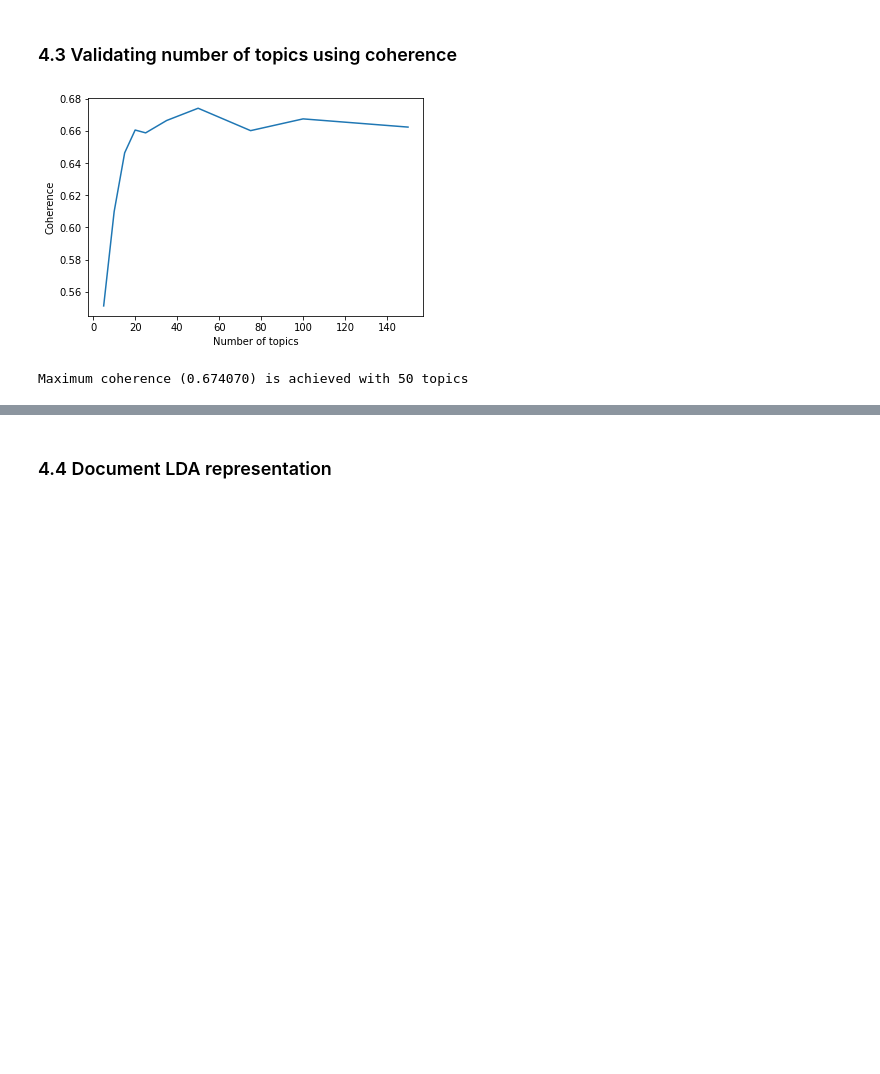
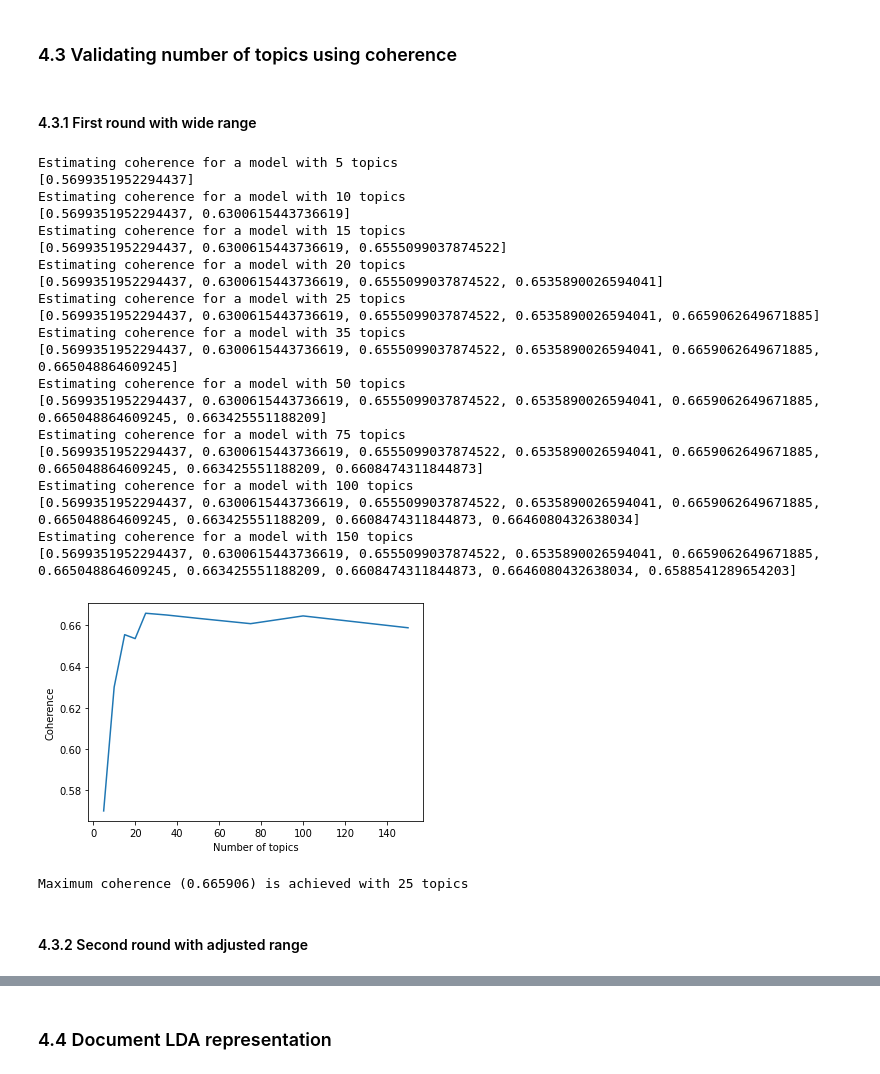
Before and after one commit to celiaromero/mythesis, a Jupyter notebook: topic_modeling.ipynb, the cells around one changed output, grey strips where cells are left out. Cells and saved outputs as stored; diff of their text form; code cells hidden in the pictures; blank space fills up the shorter version.

```diff
--- a/topic_modeling.ipynb
+++ b/topic_modeling.ipynb
@@ -418,35 +451,49 @@ tc = [0.5511522052483604, 0.6098384918306561, 0.6463367284101853, 0.660522299460
+# %% [markdown]
+#### 4.3.1 First round with wide range
 # %%
-#n_topics = [5, 10, 15, 20, 25, 35, 50, 75, 100, 150]
-n_topics = [75, 100, 150]
+n_topics = [5, 10, 15, 20, 25, 35, 50, 75, 100, 150]
 
-#tc = []
+tc = []
 for ntpc in n_topics:
     print('Estimating coherence for a model with', ntpc, 'topics')
     lda_ntpc = LdaMallet(mallet_path, corpus=mycorpus_bow, num_topics=ntpc, id2word=D, alpha=5, iterations=250)
     ldagensim = malletmodel2ldamodel(lda_ntpc)
     tc.append(CoherenceModel(ldagensim, texts=mycorpus, dictionary=D, coherence='c_v').get_coherence())
     print(tc)
 
 plt.plot(n_topics, tc)
 plt.xlabel('Number of topics')
 plt.ylabel('Coherence')
 plt.show()
 
 print('Maximum coherence (%f) is achieved with %d topics' % (max(tc),n_topics[tc.index(max(tc))]))
+# %% [output]
+Estimating coherence for a model with 5 topics
+[0.5699351952294437]
+Estimating coherence for a model with 10 topics
+[0.5699351952294437, 0.6300615443736619]
+Estimating coherence for a model with 15 topics
+[0.5699351952294437, 0.6300615443736619, 0.6555099037874522]
+Estimating coherence for a model with 20 topics
+[0.5699351952294437, 0.6300615443736619, 0.6555099037874522, 0.6535890026594041]
+Estimating coherence for a model with 25 topics
+[0.5699351952294437, 0.6300615443736619, 0.6555099037874522, 0.6535890026594041, 0.6659062649671885]
+Estimating coherence for a model with 35 topics
+[0.5699351952294437, 0.6300615443736619, 0.6555099037874522, 0.6535890026594041, 0.6659062649671885, 0.665048864609245]
+Estimating coherence for a model with 50 topics
+[0.5699351952294437, 0.6300615443736619, 0.6555099037874522, 0.6535890026594041, 0.6659062649671885, 0.665048864609245, 0.663425551188209]
+Estimating coherence for a model with 75 topics
+[0.5699351952294437, 0.6300615443736619, 0.6555099037874522, 0.6535890026594041, 0.6659062649671885, 0.665048864609245, 0.663425551188209, 0.6608474311844873]
+Estimating coherence for a model with 100 topics
+[0.5699351952294437, 0.6300615443736619, 0.6555099037874522, 0.6535890026594041, 0.6659062649671885, 0.665048864609245, 0.663425551188209, 0.6608474311844873, 0.6646080432638034]
+Estimating coherence for a model with 150 topics
+[0.5699351952294437, 0.6300615443736619, 0.6555099037874522, 0.6535890026594041, 0.6659062649671885, 0.665048864609245, 0.663425551188209, 0.6608474311844873, 0.6646080432638034, 0.6588541289654203]
+[figure, added]
+Maximum coherence (0.665906) is achieved with 25 topics
-# %%
-n_topics = [5, 10, 15, 20, 25, 35, 50, 75, 100, 150]
-
-plt.plot(n_topics, tc)
-plt.xlabel('Number of topics')
-plt.ylabel('Coherence')
-plt.show()
-
-print('Maximum coherence (%f) is achieved with %d topics' % (max(tc),n_topics[tc.index(max(tc))]))
-# %% [output]
-[figure, removed]
-Maximum coherence (0.674070) is achieved with 50 topics
 # %%
 tcfile = open("data/tc1.txt","w")
 tcfile.write(str((tc)))
 tcfile.close()
+# %% [markdown]
+#### 4.3.2 Second round with adjusted range
 # %%
```
Also changed, not shown: parts of 29 cells of this notebook.
